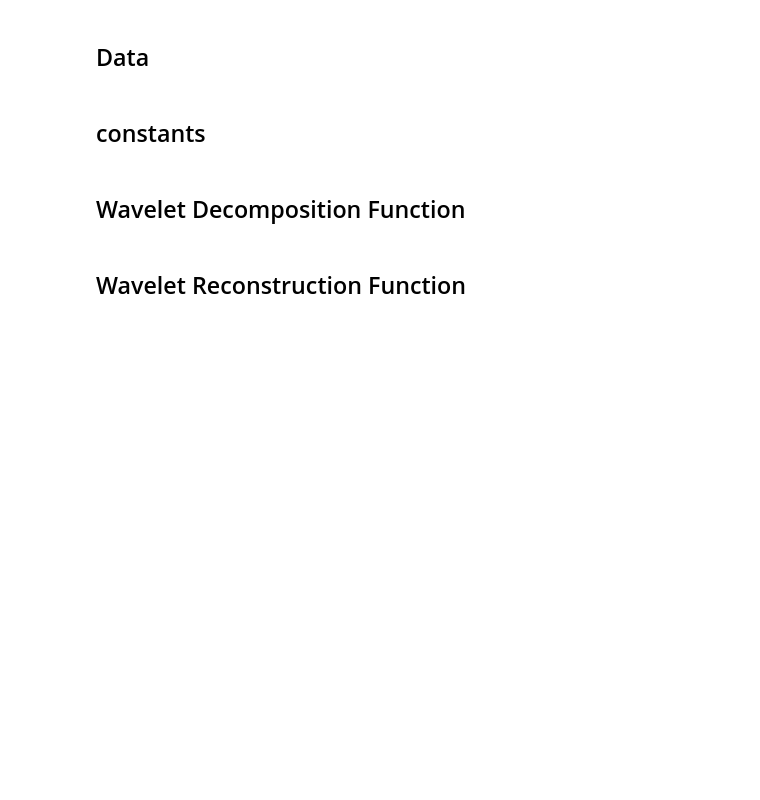
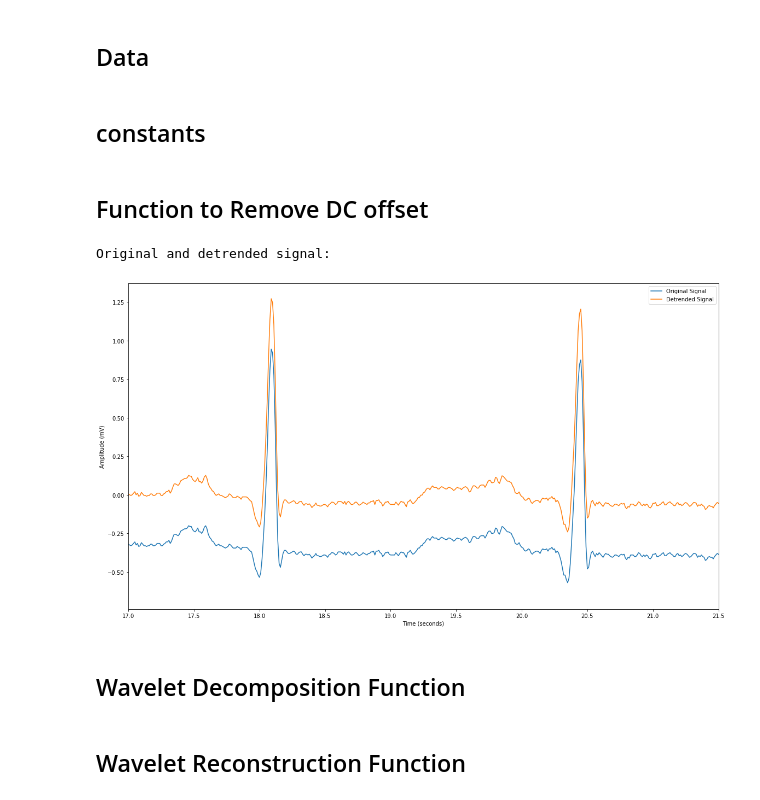
Before and after one commit to soumyadeep17/ECG-signal-Compression-using-huffman-coding, a Jupyter notebook: ipc_huff_code.ipynb, the cells around one changed output. Cells and saved outputs as stored; diff of their text form; code cells hidden in the pictures; blank space fills up the shorter version.

```diff
--- a/ipc_huff_code.ipynb
+++ b/ipc_huff_code.ipynb
@@ -53,6 +49,36 @@ MAX_PRD = 0.4
 THRESH_PERC_APPROX = 0.999
 THRESH_PERC_D5 = 0.97
 THRESH_PERC_D4_D1 = 0.85
+# %% [markdown]
+## Function to Remove DC offset
+# %%
+def do_detrend(sig, do_plot=False):
+    detrended = detrend(sig)
+    if do_plot:
+        print('\n\n')
+        print('Original and detrended signal:')
+
+        t = [i/FS for i in range(NUM_SAMPLES_BLOCK)]
+        plt.subplots(figsize=(16,9))
+        plt.plot(t, sig, label='Original Signal')
+        plt.plot(t, detrended, label='Detrended Signal')
+        plt.xlabel('Time (seconds)')
+        plt.ylabel('Amplitude (mV)')
+        plt.tight_layout()
+        plt.legend(loc=1)
+        axes = plt.gca()
+        axes.set_xlim((17, 21.5))
+        plt.savefig('figs/detrending.png', dpi=150)
+        plt.show()
+
+    return detrended
+df = pd.read_pickle('mitdb.pkl')
+data = df.loc[:NUM_SAMPLES_BLOCK-1, 0].values
+#detrend the signal as a preprocessing step to remove unecessary information
+data = do_detrend(data, True)
+# %% [output]
+Original and detrended signal:
+[figure, added]
 # %% [markdown]
 ## Wavelet Decomposition Function
 # %%
```
Also changed, not shown: parts of 5 cells of this notebook.
